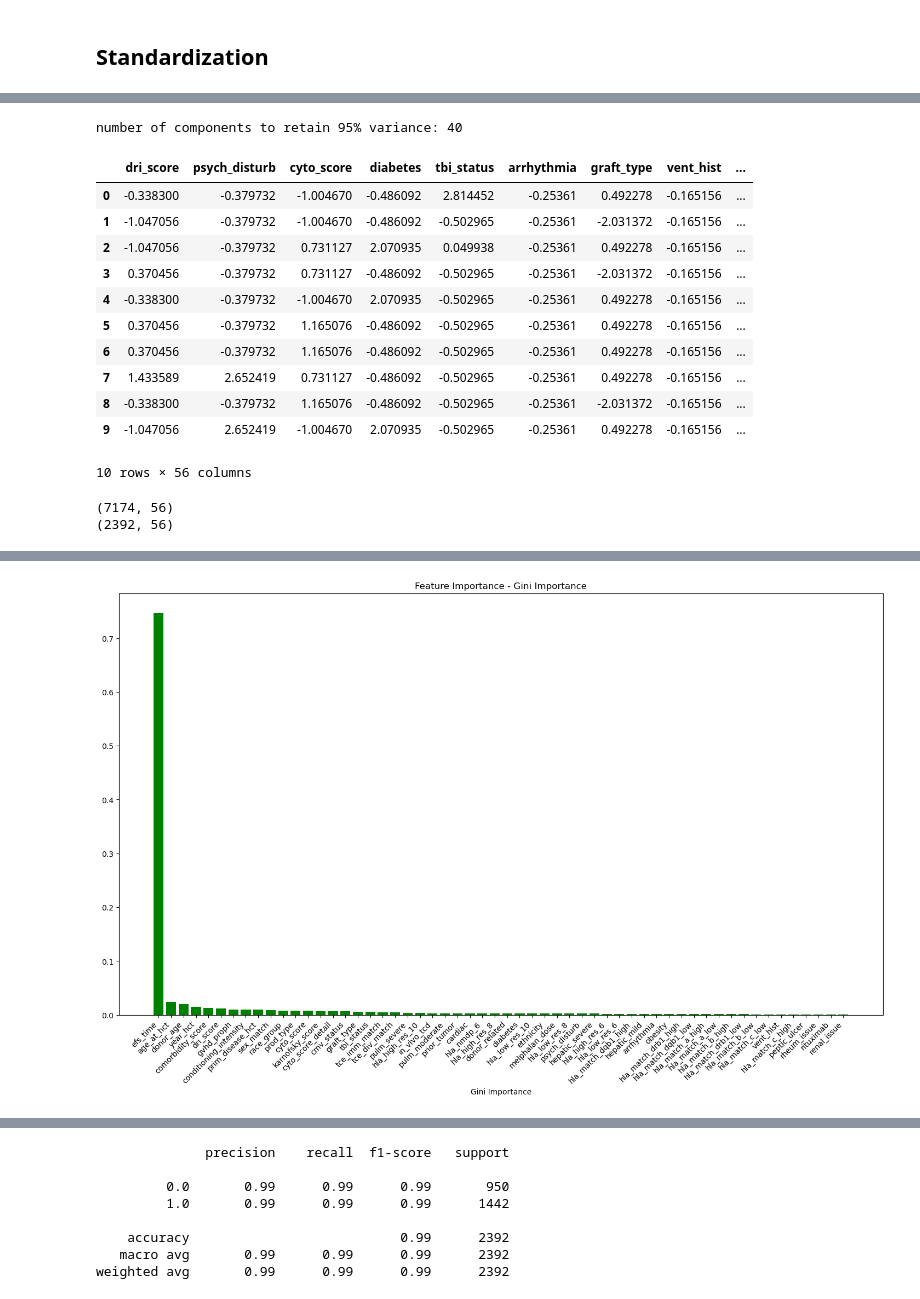
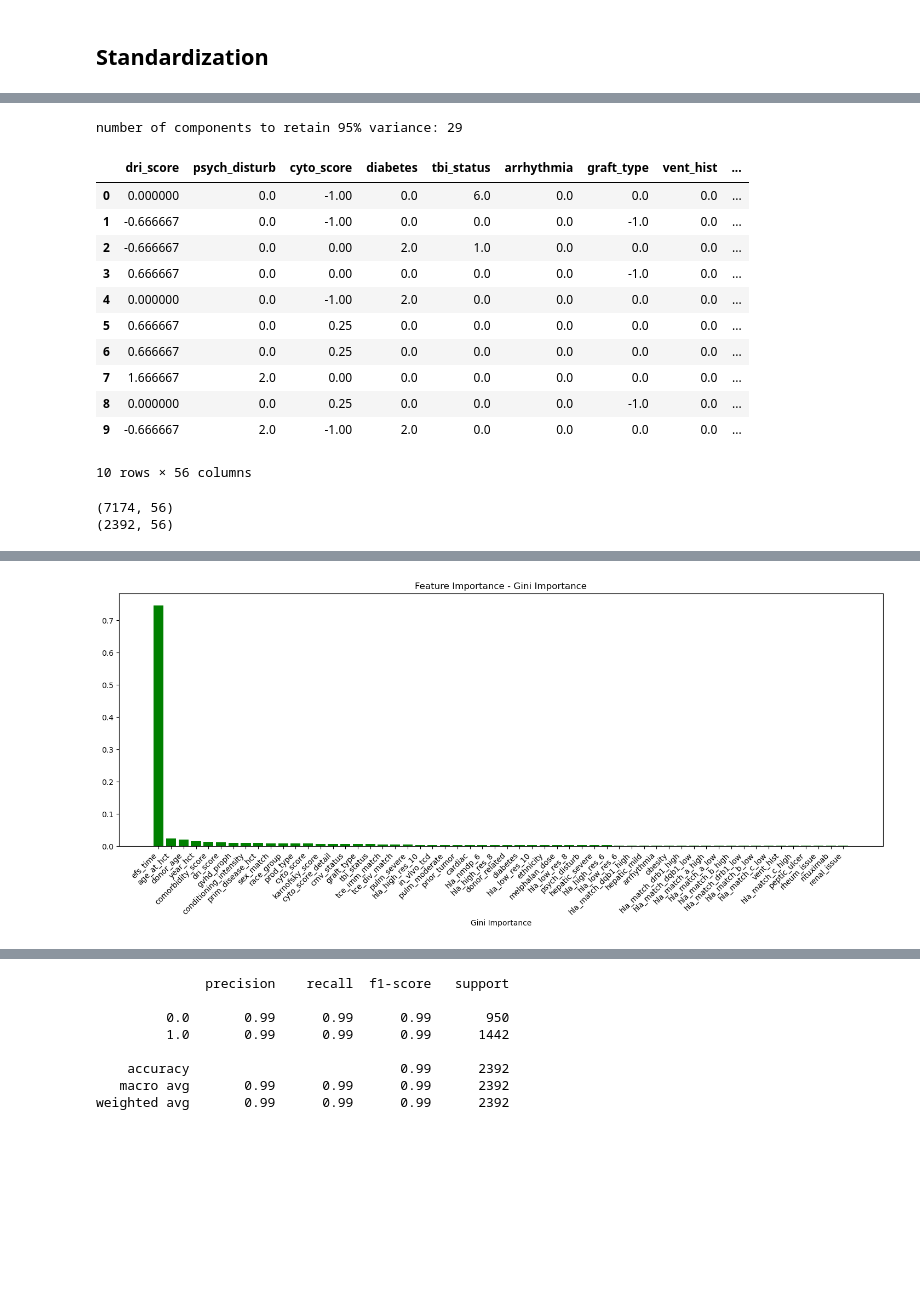
Before and after one commit to Sajan-12325/HSCT-Survival-Prediction, a Jupyter notebook: HCT.ipynb, the cells around one changed output, grey strips where cells are left out. Cells and saved outputs as stored; diff of their text form; code cells hidden in the pictures; blank space fills up the shorter version.

Commit message:
Used Robustscaler to handles outliers as well

```diff
--- a/HCT.ipynb
+++ b/HCT.ipynb
@@ -541,9 +638,7 @@ plt.show()
 # %%
-from sklearn.preprocessing import StandardScaler
-from sklearn.decomposition import PCA
+## Changed StandardScaler to robustscaler
 
-
-scaler = StandardScaler()
+scaler = RobustScaler()
 y = df_concat['efs']
-X = df_concat.drop(columns = ['efs'])
+X = df_concat.drop(columns = ['efs'], axis = 1)
 X_scaled = scaler.fit_transform(X)
@@ -569,18 +668,18 @@ X_scaled = pd.DataFrame(X_scaled, columns = X.columns)
 
 X_scaled.head(10)
 # %% [output]
-number of components to retain 95% variance: 40
+number of components to retain 95% variance: 29
 |  | dri_score | psych_disturb | cyto_score | diabetes | tbi_status | arrhythmia | graft_type | vent_hist | ... |
-| 0 | -0.338300 | -0.379732 | -1.004670 | -0.486092 | 2.814452 | -0.25361 | 0.492278 | -0.165156 | ... |
-| 1 | -1.047056 | -0.379732 | -1.004670 | -0.486092 | -0.502965 | -0.25361 | -2.031372 | -0.165156 | ... |
-| 2 | -1.047056 | -0.379732 | 0.731127 | 2.070935 | 0.049938 | -0.25361 | 0.492278 | -0.165156 | ... |
-| 3 | 0.370456 | -0.379732 | 0.731127 | -0.486092 | -0.502965 | -0.25361 | -2.031372 | -0.165156 | ... |
-| 4 | -0.338300 | -0.379732 | -1.004670 | 2.070935 | -0.502965 | -0.25361 | 0.492278 | -0.165156 | ... |
-| 5 | 0.370456 | -0.379732 | 1.165076 | -0.486092 | -0.502965 | -0.25361 | 0.492278 | -0.165156 | ... |
-| 6 | 0.370456 | -0.379732 | 1.165076 | -0.486092 | -0.502965 | -0.25361 | 0.492278 | -0.165156 | ... |
-| 7 | 1.433589 | 2.652419 | 0.731127 | -0.486092 | -0.502965 | -0.25361 | 0.492278 | -0.165156 | ... |
-| 8 | -0.338300 | -0.379732 | 1.165076 | -0.486092 | -0.502965 | -0.25361 | -2.031372 | -0.165156 | ... |
-| 9 | -1.047056 | 2.652419 | -1.004670 | 2.070935 | -0.502965 | -0.25361 | 0.492278 | -0.165156 | ... |
+| 0 | 0.000000 | 0.0 | -1.00 | 0.0 | 6.0 | 0.0 | 0.0 | 0.0 | ... |
+| 1 | -0.666667 | 0.0 | -1.00 | 0.0 | 0.0 | 0.0 | -1.0 | 0.0 | ... |
+| 2 | -0.666667 | 0.0 | 0.00 | 2.0 | 1.0 | 0.0 | 0.0 | 0.0 | ... |
+| 3 | 0.666667 | 0.0 | 0.00 | 0.0 | 0.0 | 0.0 | -1.0 | 0.0 | ... |
+| 4 | 0.000000 | 0.0 | -1.00 | 2.0 | 0.0 | 0.0 | 0.0 | 0.0 | ... |
+| 5 | 0.666667 | 0.0 | 0.25 | 0.0 | 0.0 | 0.0 | 0.0 | 0.0 | ... |
+| 6 | 0.666667 | 0.0 | 0.25 | 0.0 | 0.0 | 0.0 | 0.0 | 0.0 | ... |
+| 7 | 1.666667 | 2.0 | 0.00 | 0.0 | 0.0 | 0.0 | 0.0 | 0.0 | ... |
+| 8 | 0.000000 | 0.0 | 0.25 | 0.0 | 0.0 | 0.0 | -1.0 | 0.0 | ... |
+| 9 | -0.666667 | 2.0 | -1.00 | 2.0 | 0.0 | 0.0 | 0.0 | 0.0 | ... |
 10 rows × 56 columns
 # %%
 from sklearn.model_selection import train_test_split
@@ -631,15 +730,15 @@ top_20
  'tce_imm_match',
  'tce_div_match']
 # %%
-plt.figure(figsize=(18, 10))
+plt.figure(figsize=(18, 6))
 plt.bar(feature_imp_df['Feature'], feature_imp_df['Gini Importance'], color='green')
 plt.xlabel('Gini Importance')
 plt.title('Feature Importance - Gini Importance')
 plt.gca()
 plt.xticks(rotation = 45, ha = 'right')
 plt.show()
 # %% [output]
-[figure, old version]
+[figure, new version]
 # %%
 #df_copy = df_copy.drop(columns = [ 'tce_imm_match', 'cyto_score_detail', 'mrd_hct', 'tce_match', 'tce_div_match'])
 # %%
```
Also changed, not shown: parts of 67 cells of this notebook.
